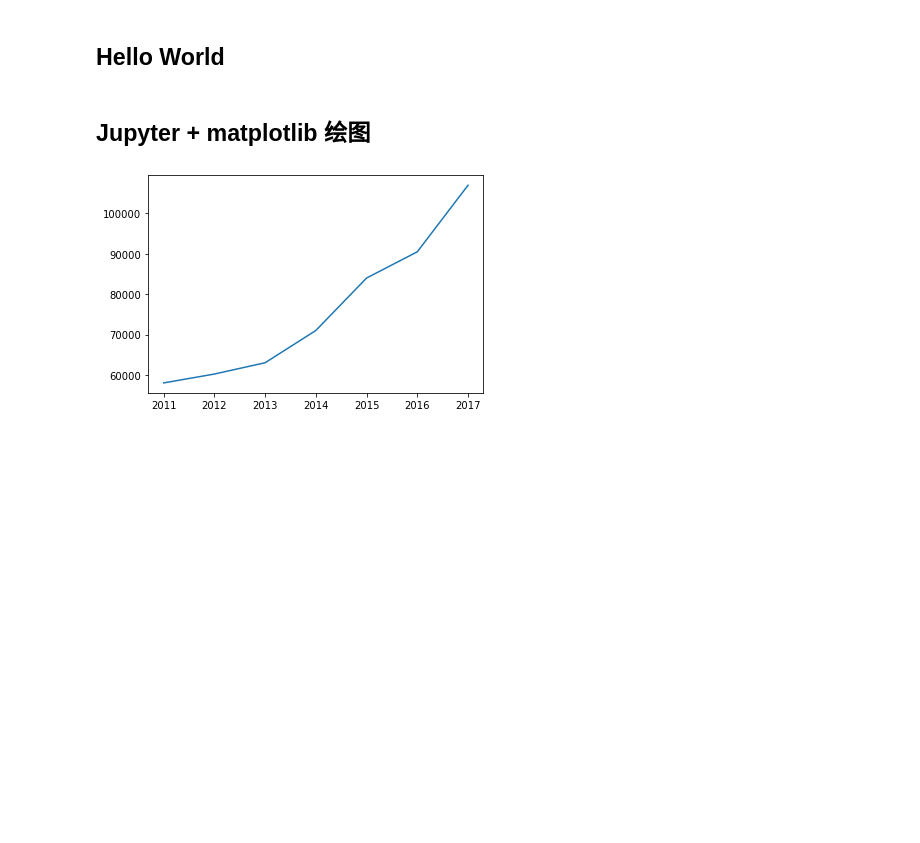
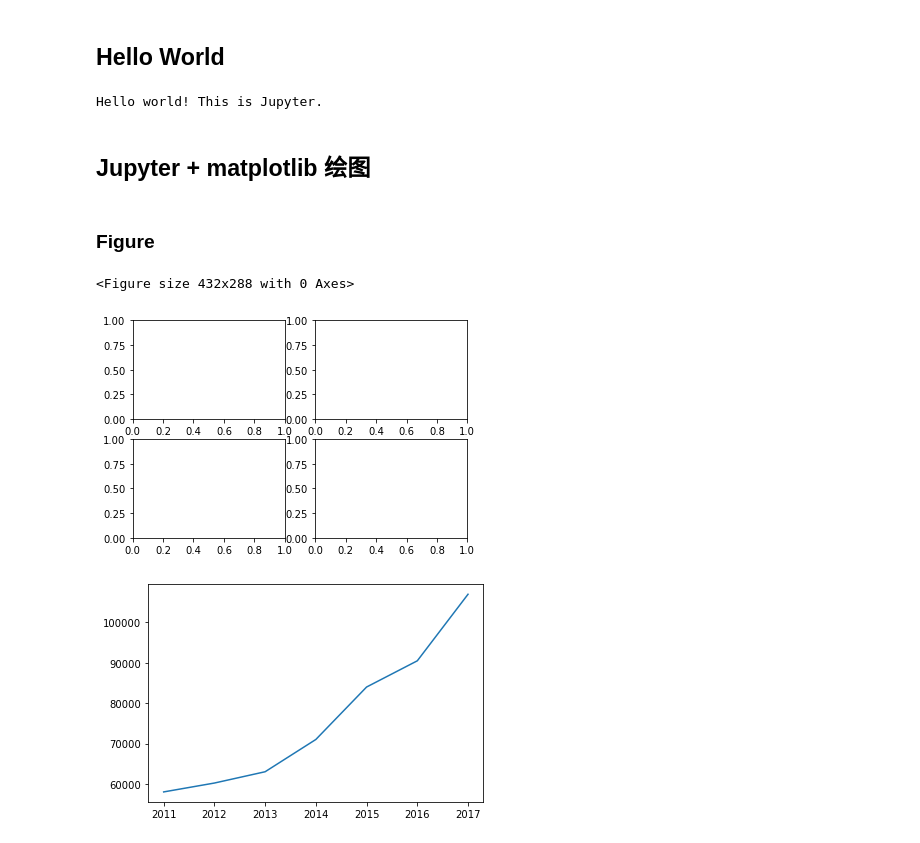
Before and after one commit to Regulust/jupyter-test, a Jupyter notebook: jupyter_helloworld.ipynb, the cells around one changed output. Saved outputs shown, nothing was run; the diff lists cells and outputs as text; code cells hidden in the pictures; blank space fills up the shorter version.

```diff
--- a/jupyter_helloworld.ipynb
+++ b/jupyter_helloworld.ipynb
@@ -3,6 +3,6 @@
 # %% [markdown]
 ## Hello World
 # %%
-print ("Hello world!")
-# ref: https://www.cnblogs.com/lduml/p/13577580.html
-# ref: https://blog.csdn.net/smartboy_01/article/details/113062855
+print ("Hello world! This is Jupyter test.")
+# %% [output]
+Hello world! This is Jupyter.
@@ -13,0 +16,11 @@ print ("Hello world!")
+# %% [markdown]
+### Figure
+# %%
+import matplotlib.pyplot as plt
+import numpy as np
+fig = plt.figure()
+fig.suptitle('No axes on this fig')
+fig, ax_lst = plt.subplots(2,2)
+# %% [output]
+<Figure size 432x288 with 0 Axes>
+[figure, added]
```
Also changed, not shown: parts of 3 cells of this notebook.
